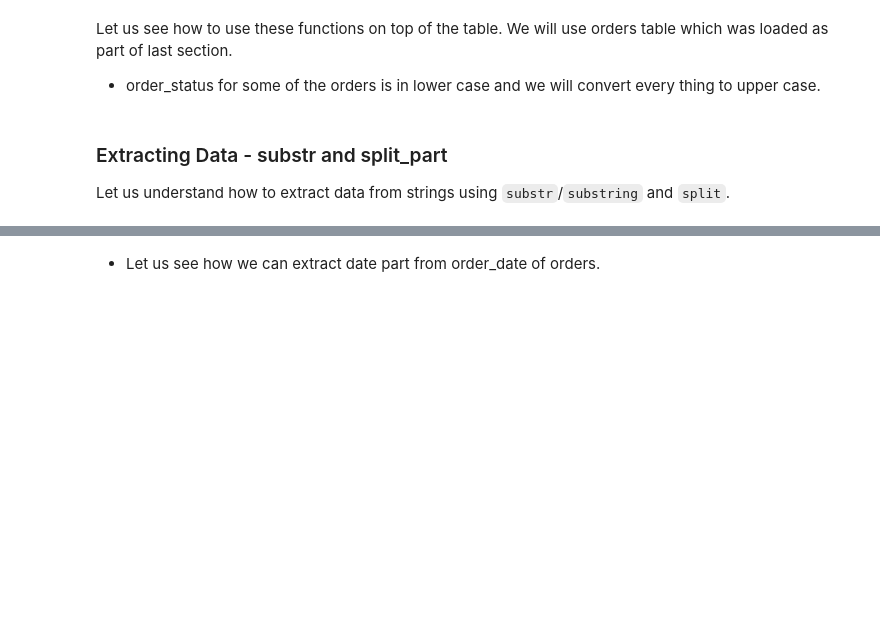
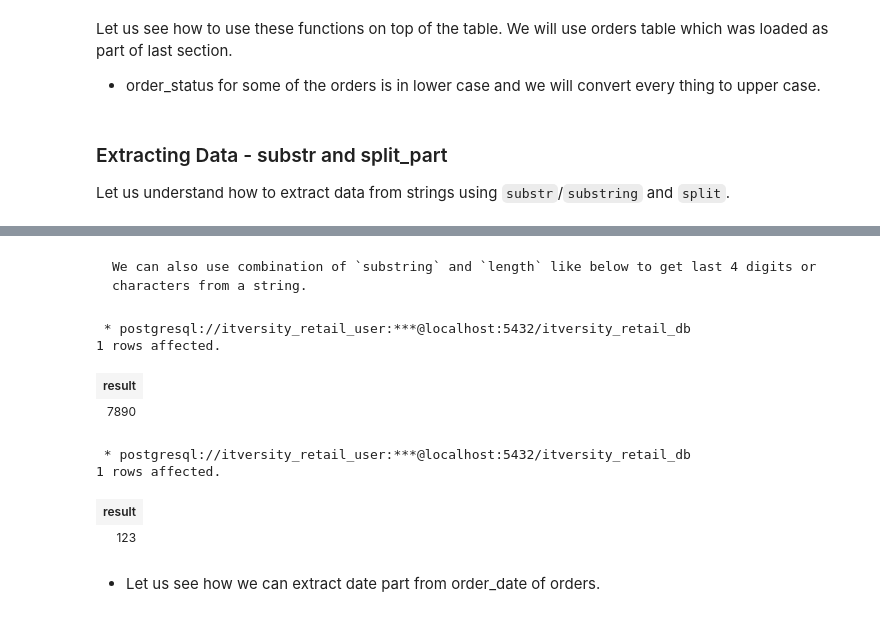
Before and after one commit to itversity/mastering-postgresql, a Jupyter notebook: 06_predefined_functions.ipynb, the cells around one changed output, grey strips where cells are left out. Saved outputs shown, nothing was run; the diff lists cells and outputs as text; code cells hidden in the pictures; blank space fills up the shorter version.

````diff
--- a/06_predefined_functions.ipynb
+++ b/06_predefined_functions.ipynb
@@ -110,3 +164,25 @@ SELECT substr('2013-07-25 00:00:00.0', 12) AS result
+# %% [markdown]
+```{note}
+We can also use combination of `substring` and `length` like below to get last 4 digits or characters from a string.
+```
+# %%
+%%sql
+
+SELECT substring('123 456 7890', length('123 456 7890') - 4) AS result
+# %% [output]
+ * postgresql://itversity_retail_user:***@localhost:5432/itversity_retail_db
+1 rows affected.
+| result |
+| 7890 |
+# %%
+%%sql
+
+SELECT left('123 456 7890', 3) AS result
+# %% [output]
+ * postgresql://itversity_retail_user:***@localhost:5432/itversity_retail_db
+1 rows affected.
+| result |
+| 123 |
 # %% [markdown]
 * Let us see how we can extract date part from order_date of orders.
 # %%
````
Also changed, not shown: parts of 19 cells of this notebook.
